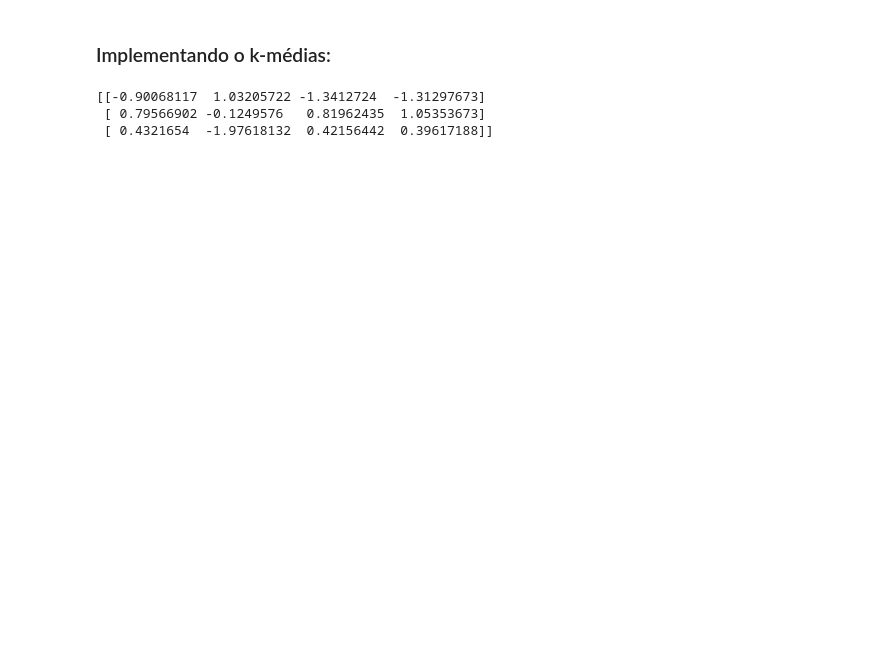
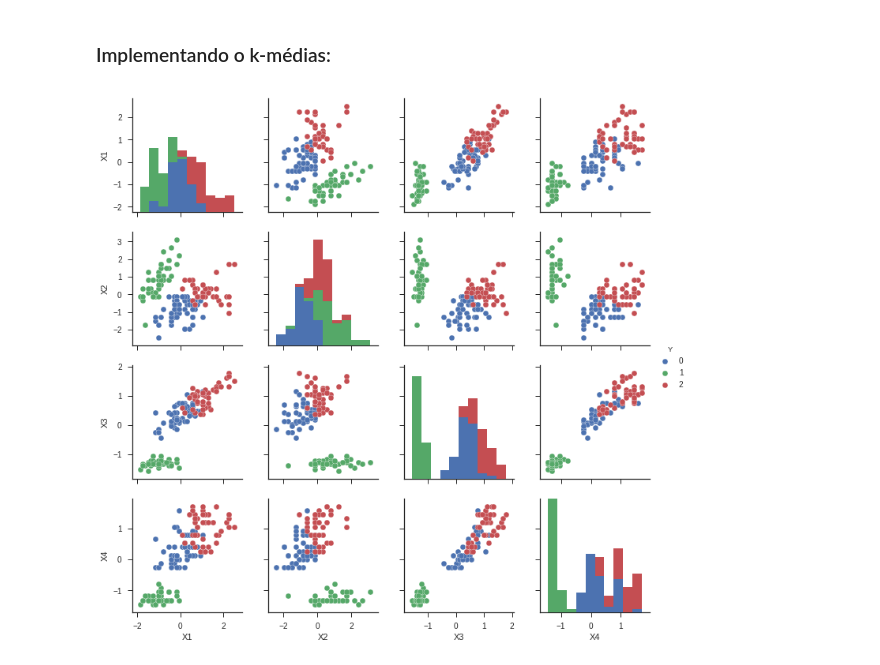
Before and after one commit to DaviBrg/machine_learning-ckp8277, a Jupyter notebook: exercise_5/exercise_5_machine_learning.ipynb, the cells around one changed output. Cells and saved outputs as stored; diff of their text form; code cells hidden in the pictures; blank space fills up the shorter version.

Commit message:
Finished k-means implementation

```diff
--- a/exercise_5/exercise_5_machine_learning.ipynb
+++ b/exercise_5/exercise_5_machine_learning.ipynb
@@ -66,21 +66,29 @@ class KMeans:
 
         assignments = None
 
-        return self.means
-
         while True:
 
             new_assignments = map(self.classify, data)
 
             if assignments == new_assignments:
                 return
+
+            assignments = new_assignments
+
+            d = {i:[] for i in range(self.k)}
+
+            for record in data:
+                d[self.classify(record)].append(record)
+
+            for key, values in d.items():
+                self.means[key] = np.asarray(values).mean(axis=0)
-# %%
-data = df_inputs_norm[attributes[:-1]]
-
-clf = KMeans(3)
-a = clf.train(data.values)
-print a
-# %% [output]
-[[-0.90068117  1.03205722 -1.3412724  -1.31297673]
- [ 0.79566902 -0.1249576   0.81962435  1.05353673]
- [ 0.4321654  -1.97618132  0.42156442  0.39617188]]
+# %%
+clf = KMeans(3)
+clf.train(df_inputs_norm[attributes[:-1]].values)
+test = df_inputs_norm[attributes[:-1]]
+test['Y'] = pd.Series(map(clf.classify, test.values))
+
+sns.pairplot(test, hue='Y', vars = attributes[:-1])
+plt.show()
+# %% [output]
+[figure, added]
```
Also changed, not shown: parts of 1 cell of this notebook.
